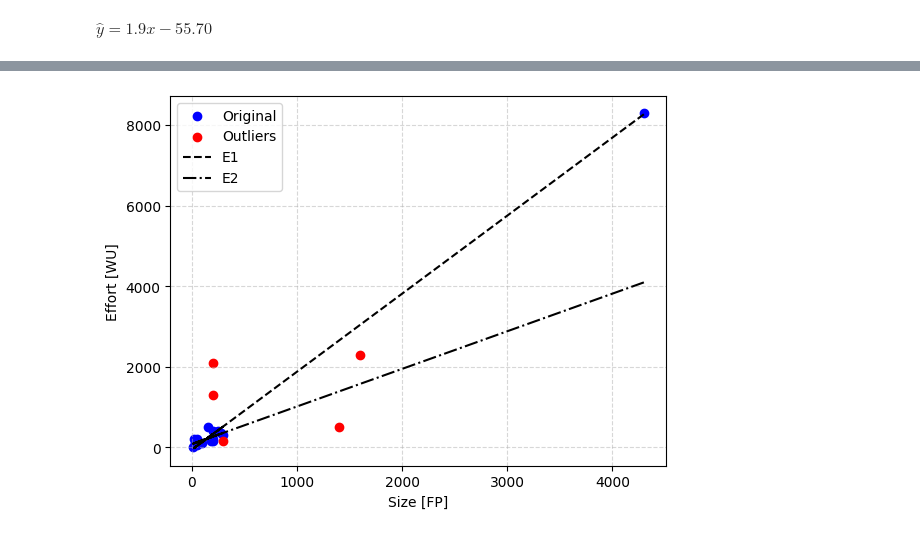
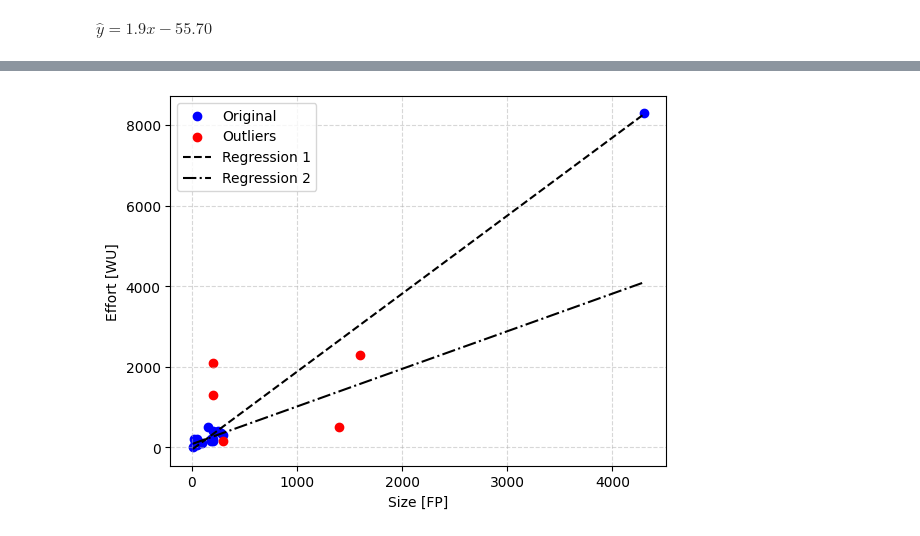
Before and after one commit to iannickgagnon/software_estimation_analysis_1_2023, a Jupyter notebook: main.ipynb, the cells around one changed output, grey strips where cells are left out. Drawn from its saved outputs; the diff is of its cells as text; code cells hidden in the pictures.

```diff
--- a/main.ipynb
+++ b/main.ipynb
@@ -12,16 +15,19 @@ from IPython.display import Math
 # %%
 def get_data() -> Tuple[np.ndarray, np.ndarray]:
   """
-  Returns the independent and dependent variables vectors as numpy arrays.
+  Returns the independent and dependent variables in vectors sorted along x.
 
   Returns:
       Tuple[np.ndarray, np.ndarray]: A tuple containing two numpy arrays.
   """
 
-  x = np.array([4300, 1600, 200, 200, 1400, 150, 200, 250, 275, 300, 20, 50, 180, 200, 25, 65, 100, 180, 200, 300, 10, 50]).reshape(-1, 1)
-  y = np.array([8300, 2300, 2100, 1300, 500, 500, 400, 400, 350, 300, 200, 200, 220, 200, 100, 100, 100, 150, 150, 150, 20, 50]).reshape(-1, 1)
+  x = np.array([4300, 1600, 200, 200, 1400, 150, 200, 250, 275, 300, 20, 50, 180, 200, 25, 65, 100, 180, 200, 300, 10, 50])
+  y = np.array([8300, 2300, 2100, 1300, 500, 500, 400, 400, 350, 300, 200, 200, 220, 200, 100, 100, 100, 150, 150, 150, 20, 50])
 
-  return x, y
+  # Ged sorted indexes
+  idx = np.argsort(x, axis=0)
+
+  return x[idx].reshape(-1, 1), y[idx].reshape(-1, 1)
 # %%
 def model_get_slope_intercept(model: LinearRegression) -> Tuple[float, float]:
   """
@@ -34,8 +40,8 @@ def model_get_slope_intercept(model: LinearRegression) -> Tuple[float, float]:
       Tuple[float, float]: The slope and intercept of the model.
   """
 
-  slope = model_no_outliers.coef_[0][0]
-  intercept = model_no_outliers.intercept_[0]
+  slope = model.coef_[0][0]
+  intercept = model.intercept_[0]
 
   return slope, intercept
 # %% [markdown]
@@ -199,41 +234,55 @@ $\displaystyle \hat{y} = 1.9x-55.70$
 # %%
+def generate_plot_2():
 
-# Get the original data
-x_original, y_original = get_data()
+  # Get the original data
+  x_original, y_original = get_data()
 
-# Remove outliers and build model
-x_clean, y_clean, x_outliers, y_outliers, model_no_outliers = build_model_remove_outliers(x_original, y_original)
+  # Remove outliers and build model
+  x_clean, y_clean, x_outliers, y_outliers, model_no_outliers = build_model_remove_outliers(x_original, y_original)
 
-# Remove the so-called outlier @ x = 4200
-i_effort_max = np.argmax(y_clean)
+  # Get the clean model's prediction
+  y_pred = model_no_outliers.predict(x_clean)
 
-x_removed_rightmost = np.copy(x_clean)
-y_removed_rightmost = np.copy(y_clean)
+  # Remove the rightmost data point
+  x_removed_rightmost, y_removed_rightmost = model_data_remove_rightmost(x_clean, y_clean)
 
-x_removed_rightmost = np.delete(x_removed_rightmost, i_effort_max).reshape(-1, 1)
-y_removed_rightmost = np.delete(y_removed_rightmost, i_effort_max).reshape(-1, 1)
+  # Build model on data with rightmost removed
+  model_removed_rightmost = LinearRegression().fit(x_removed_rightmost, y_removed_rightmost)
 
-model_removed_rightmost = LinearRegression().fit(x_removed_rightmost, y_removed_rightmost)
+  # Get new model's predictions
+  y_removed_rightmost_pred = model_removed_rightmost.predict(x_removed_rightmost)
 
-y_removed_rightmost_pred = model_removed_rightmost.predict(x_removed_rightmost)
+  # Create plots
+  plt.scatter(x_clean, y_clean, color='b')
+  plt.scatter(x_outliers, y_outliers, color='r')
+  plt.plot(x_clean, y_pred, '--k')
+  plt.plot(x_clean, model_removed_rightmost.predict(x_clean), '-.k')
 
-# Create plots
-plt.scatter(x_clean, y_clean, color='b')
-plt.scatter(x_outliers, y_outliers, color='r')
-plt.plot(x_clean, y_pred, '--k')
-plt.plot(x_clean, model_removed_rightmost.predict(x_clean), '-.k')
+  # Add axis labels
+  plt.xlabel('Size [FP]')
+  plt.ylabel('Effort [WU]')
 
-# Add axis labels
-plt.xlabel('Size [FP]')
-plt.ylabel('Effort [WU]')
+  # Add grid lines
+  plt.grid(True, linestyle='--', alpha=0.5)
 
-# Add grid lines
-plt.grid(True, linestyle='--', alpha=0.5)
+  # Add legend
+  plt.legend(('Original', 'Outliers', 'Regression 1', 'Regression 2'))
 
-# Add legend
-plt.legend(('Original', 'Outliers', 'E1', 'E2'))
+  # Show plot
+  plt.show()
 
-# Show plot
-plt.show()
+  # Show regression equations
+  print('Regression equation 1 : ')
+  slope_1, intercept_1 = model_get_slope_intercept(model_no_outliers)
+  display(Math(r'\hat{y} = ' + f'{slope_1:.2}x{intercept_1:.2f}'))
+
+  print('')
+
+  print('Regression equation 2 : ')
+  slope_2, intercept_2 = model_get_slope_intercept(model_removed_rightmost)
+  display(Math(r'\hat{y} = ' + f'{slope_2:.2}x + {intercept_2:.2f}'))
+
+
+generate_plot_2()
 # %% [output]
-[figure, old version]
+[figure, new version]
```
Also changed, not shown: parts of 10 cells of this notebook.
